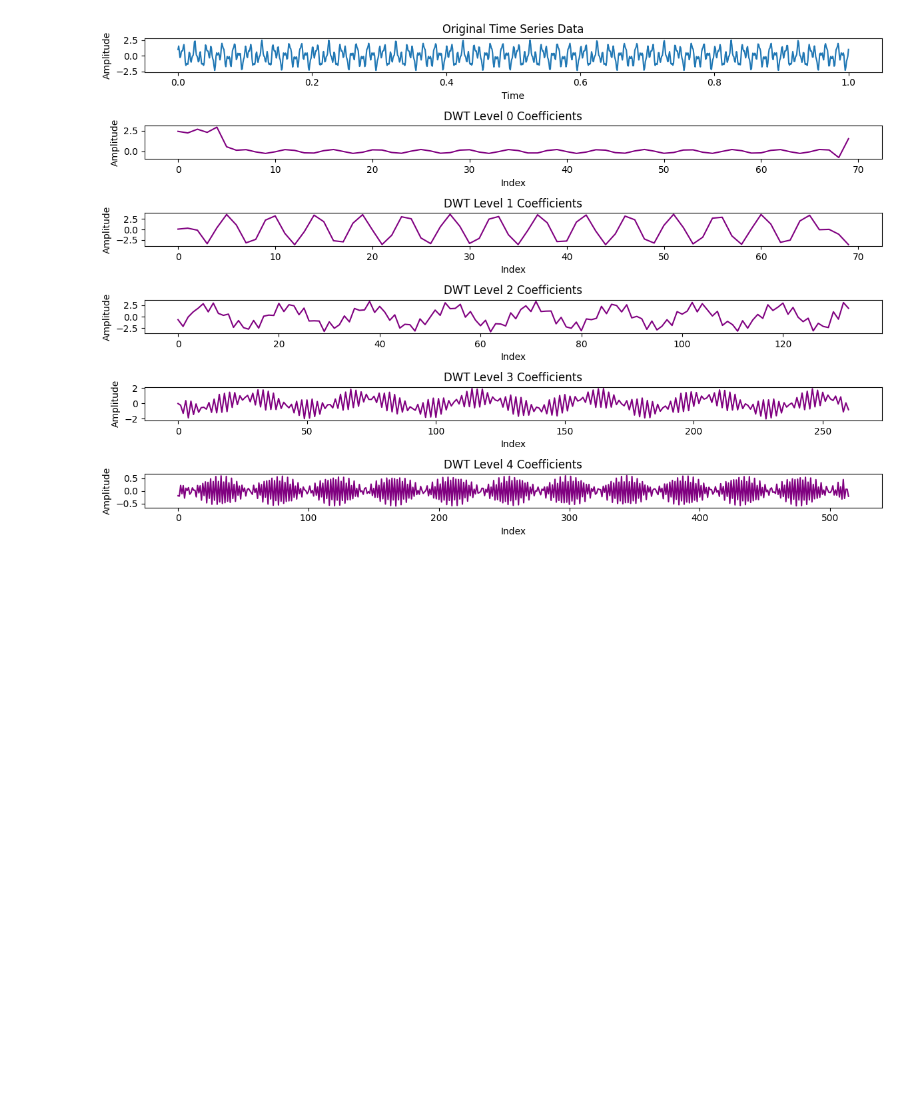
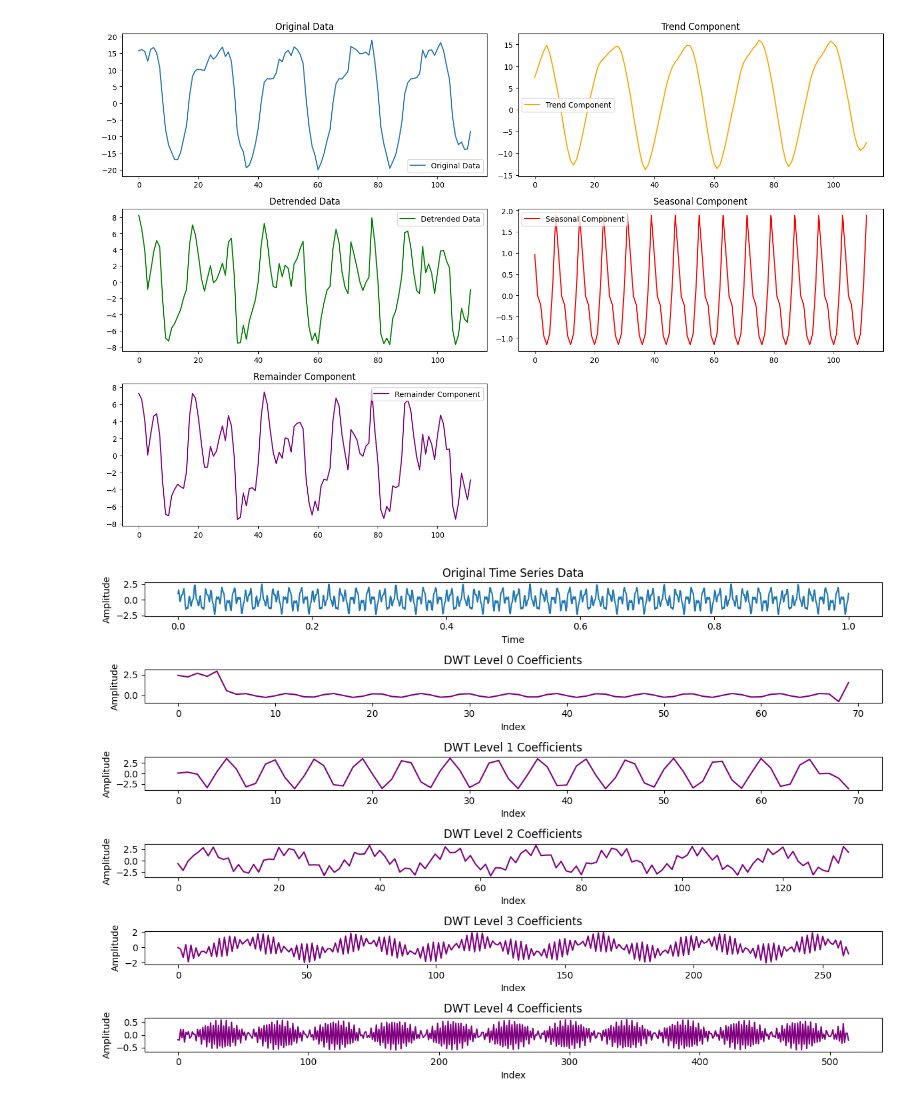
Before and after one commit to NetManAIOps/ANM2025, a Jupyter notebook: lec2/decomposition.ipynb, the cells around one changed output. Saved outputs shown, nothing was run; the diff lists cells and outputs as text; code cells hidden in the pictures; blank space fills up the shorter version.

Commit message:
Update Etth data in lec2

```diff
--- a/lec2/decomposition.ipynb
+++ b/lec2/decomposition.ipynb
@@ -1,3 +1,67 @@
+# %%
+import pandas as pd
+import numpy as np
+import matplotlib.pyplot as plt
+
+# 读取保存的 etth_display_W112.csv 数据
+df = pd.read_csv('etth_display_W112.csv')
+
+# 假设数据只有一个列，且该列为 'Best_Subsequence'
+data = df['Best_Subsequence'].values
+
+# 1. 提取趋势成分：计算 4 点移动平均 (4-MA)
+window_size = 8
+trend = np.convolve(data, np.ones(window_size)/window_size, mode='same')
+
+# 2. 去趋势：将原始数据减去趋势成分
+detrended = data - trend
+
+# 3. 计算季节性成分：通过计算每个季节（在本例中是每 4 个数据点）均值来提取季节性成分
+seasonal_cycle = np.zeros_like(data)
+for i in range(window_size):
+    seasonal_cycle[i::window_size] = np.mean(detrended[i::window_size])
+
+# 4. 计算剩余部分：去除季节性和趋势成分后的剩余部分
+remainder = detrended - seasonal_cycle
+
+# 5. 绘制结果
+plt.figure(figsize=(15, 10))
+
+# 原始数据
+plt.subplot(3, 2, 1)
+plt.plot(data, label='Original Data')
+plt.title('Original Data')
+plt.legend()
+
+# 趋势成分
+plt.subplot(3, 2, 2)
+plt.plot(trend, label='Trend Component', color='orange')
+plt.title('Trend Component')
+plt.legend()
+
+# 去趋势后的数据
+plt.subplot(3, 2, 3)
+plt.plot(detrended, label='Detrended Data', color='green')
+plt.title('Detrended Data')
+plt.legend()
+
+# 季节性成分
+plt.subplot(3, 2, 4)
+plt.plot(seasonal_cycle, label='Seasonal Component', color='red')
+plt.title('Seasonal Component')
+plt.legend()
+
+# 剩余成分
+plt.subplot(3, 2, 5)
+plt.plot(remainder, label='Remainder Component', color='purple')
+plt.title('Remainder Component')
+plt.legend()
+
+# 组合图形布局
+plt.tight_layout()
+plt.show()
+# %% [output]
+[figure, added]
 # %%
 import numpy as np
 import matplotlib.pyplot as plt
```
Also changed, not shown: 2 other files.
